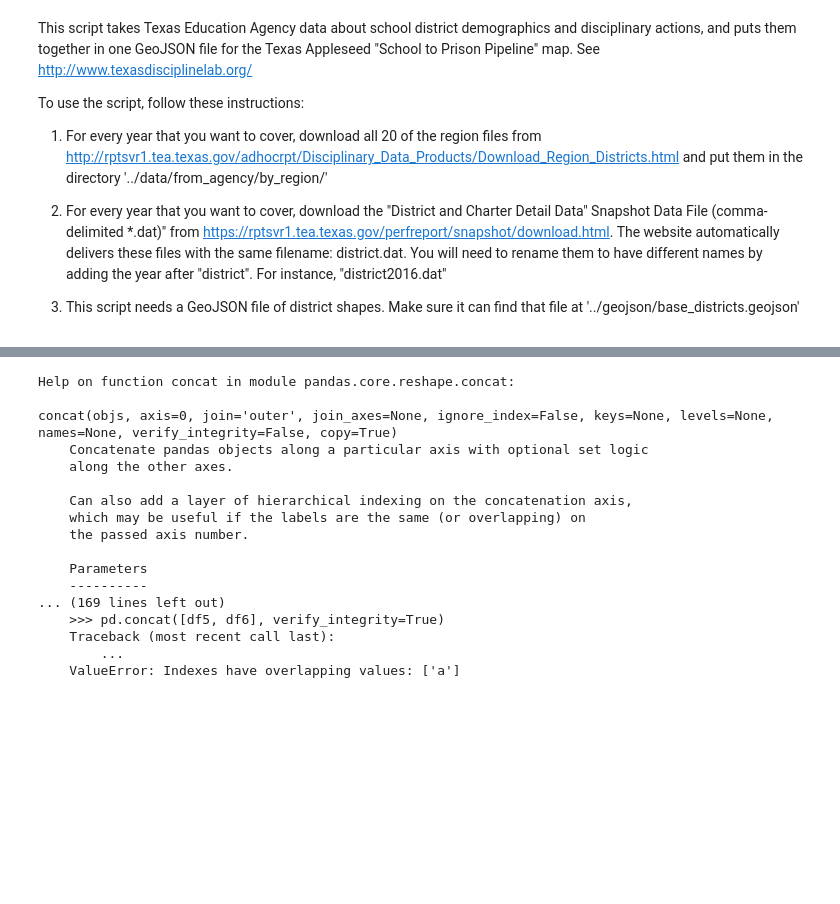
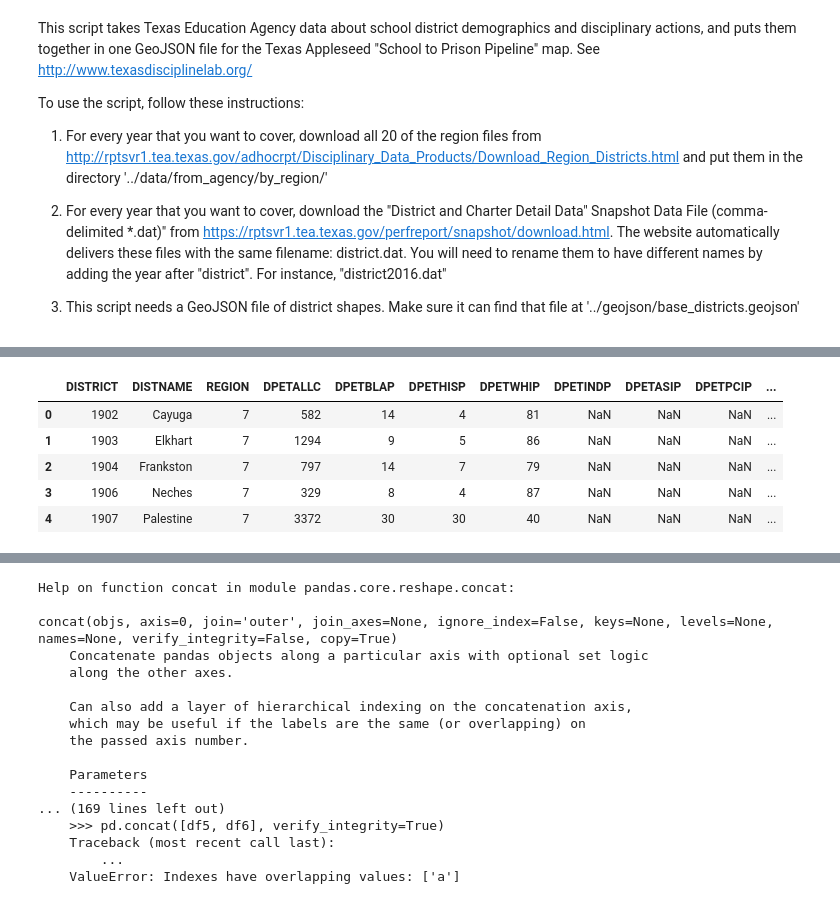
Before and after one commit to txappleseed/txappleseedmap, a Jupyter notebook: scripts/TEAtoGeoJSON.ipynb, the cells around one changed output, grey strips where cells are left out. Saved outputs shown, nothing was run; the diff lists cells and outputs as text; code cells hidden in the pictures; blank space fills up the shorter version.

```diff
--- a/scripts/TEAtoGeoJSON.ipynb
+++ b/scripts/TEAtoGeoJSON.ipynb
@@ -151,0 +240,14 @@ len(df_list)
+# %%
+year = "2006"  # put the year to use to label the output file (for 2015-16, I use "2016")
+districtPath = '../data/from_agency/districts/district{}.dat'.format(year)  # put the path to the district demographics directory here
+
+district = populations(districtPath)
+# %%
+district.head()
+# %% [output]
+|  | DISTRICT | DISTNAME | REGION | DPETALLC | DPETBLAP | DPETHISP | DPETWHIP | DPETINDP | DPETASIP | DPETPCIP | ... |
+| 0 | 1902 | Cayuga | 7 | 582 | 14 | 4 | 81 | NaN | NaN | NaN | ... |
+| 1 | 1903 | Elkhart | 7 | 1294 | 9 | 5 | 86 | NaN | NaN | NaN | ... |
+| 2 | 1904 | Frankston | 7 | 797 | 14 | 7 | 79 | NaN | NaN | NaN | ... |
+| 3 | 1906 | Neches | 7 | 329 | 8 | 4 | 87 | NaN | NaN | NaN | ... |
+| 4 | 1907 | Palestine | 7 | 3372 | 30 | 30 | 40 | NaN | NaN | NaN | ... |
```
Also changed, not shown: parts of 15 cells of this notebook.
